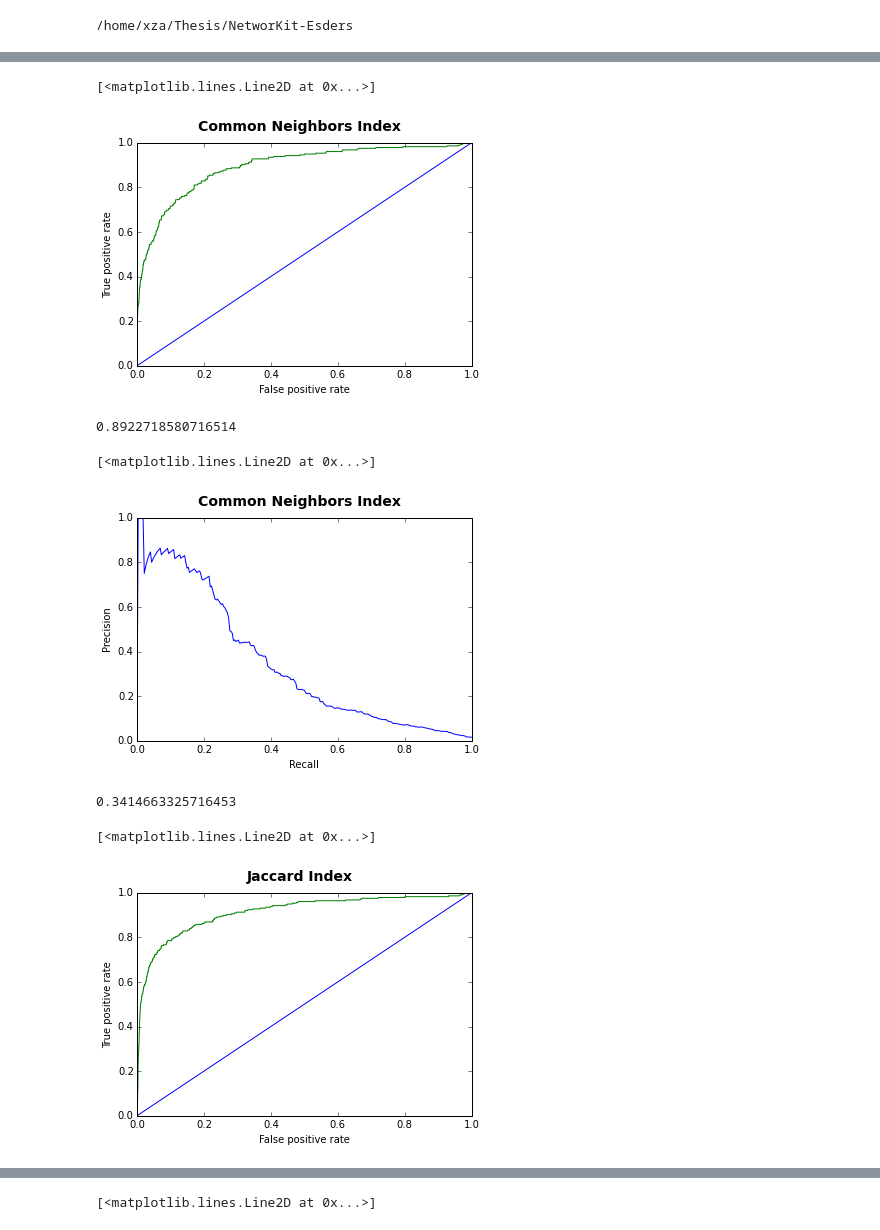
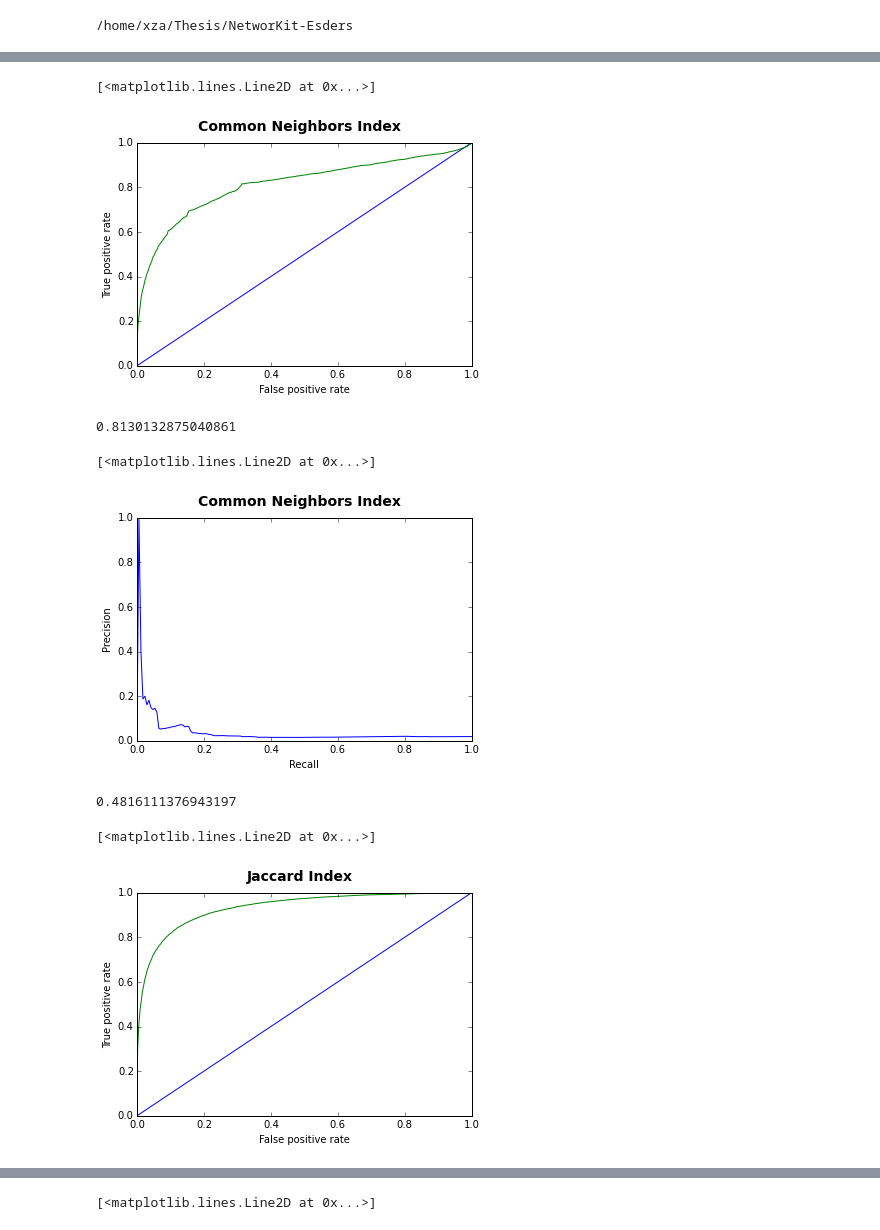
Before and after one commit to kit-parco/networkit-hyperbolic-kd, a Jupyter notebook: Doc/Notebooks/LinkPrediction.ipynb, the cells around one changed output, grey strips where cells are left out. Cells and saved outputs as stored; diff of their text form; code cells hidden in the pictures.

```diff
--- a/Doc/Notebooks/LinkPrediction.ipynb
+++ b/Doc/Notebooks/LinkPrediction.ipynb
@@ -12,8 +12,8 @@ cd ~/Thesis/NetworKit-Esders
 # %% [output]
 /home/xza/Thesis/NetworKit-Esders
 # %%
-G = readGraph("input/jazz.graph", Format.METIS)
+G = readGraph("input/caidaRouterLevel.graph", Format.METIS)
 # %%
-partitionedGraph = linkprediction.RandomEdgePartitioner(G).partitionByPercentage(0.1)
+partitionedGraph = linkprediction.RandomEdgePartitioner(G).partitionByPercentage(0.3)
 G.numberOfEdges()
 # %% [output]
@@ -32,3 +32,6 @@ commonNeighborsIndex = linkprediction.CommonNeighborsIndex(partitionedGraph[0])
 jaccardIndex = linkprediction.JaccardIndex(partitionedGraph[0])
 preferentialAttachmentIndex = linkprediction.PreferentialAttachmentIndex(partitionedGraph[0])
 adamicAdarIndex = linkprediction.AdamicAdarIndex(partitionedGraph[0])
+# %%
+missingLinks = linkprediction.UnconnectedNodesFinder(partitionedGraph[0]).findAll(2)
+len(missingLinks)
@@ -67,21 +74,22 @@ pr.areaUnderCurve()
+# %%
+dyadScorePairs = commonNeighborsIndex.runOnParallel(missingLinks)
 # %%
-dyadScorePairs = commonNeighborsIndex.runAll()
 roc = linkprediction.ROCMetric(partitionedGraph[1], dyadScorePairs)
 roc.generatePoints()
 points = roc.getPoints()
 plt.suptitle("Common Neighbors Index", fontsize=14, fontweight="bold")
 plt.xlabel("False positive rate")
 plt.ylabel("True positive rate")
 plt.axis([0, 1, 0, 1])
 plt.plot([0, 1], [0, 1])
 plt.plot(points[0], points[1])
 # %% [output]
 [<matplotlib.lines.Line2D at 0x...>]
-[figure, old version]
+[figure, new version]
 # %%
 roc.areaUnderCurve()
 # %% [output]
-0.8922718580716514
+0.8130132875040861
 # %%
 pr = linkprediction.PrecisionRecallMetric(partitionedGraph[1], dyadScorePairs)
 pr.generatePoints()
@@ -93,13 +101,13 @@ plt.axis([0, 1, 0, 1])
 plt.plot(points[0], points[1])
 # %% [output]
 [<matplotlib.lines.Line2D at 0x...>]
-[figure, old version]
+[figure, new version]
 # %%
 pr.areaUnderCurve()
 # %% [output]
-0.3414663325716453
+0.4816111376943197
 # %%
-dyadScorePairs = jaccardIndex.runAll()
+dyadScorePairs = jaccardIndex.runOnParallel(missingLinks)
 roc = linkprediction.ROCMetric(partitionedGraph[1], dyadScorePairs)
 roc.generatePoints()
 points = roc.getPoints()
@@ -111,7 +119,7 @@ plt.plot([0, 1], [0, 1])
 plt.plot(points[0], points[1])
 # %% [output]
 [<matplotlib.lines.Line2D at 0x...>]
-[figure, old version]
+[figure, new version]
 # %%
 roc.areaUnderCurve()
 # %% [output]
```
Also changed, not shown: parts of 19 cells of this notebook, 9 other files.
